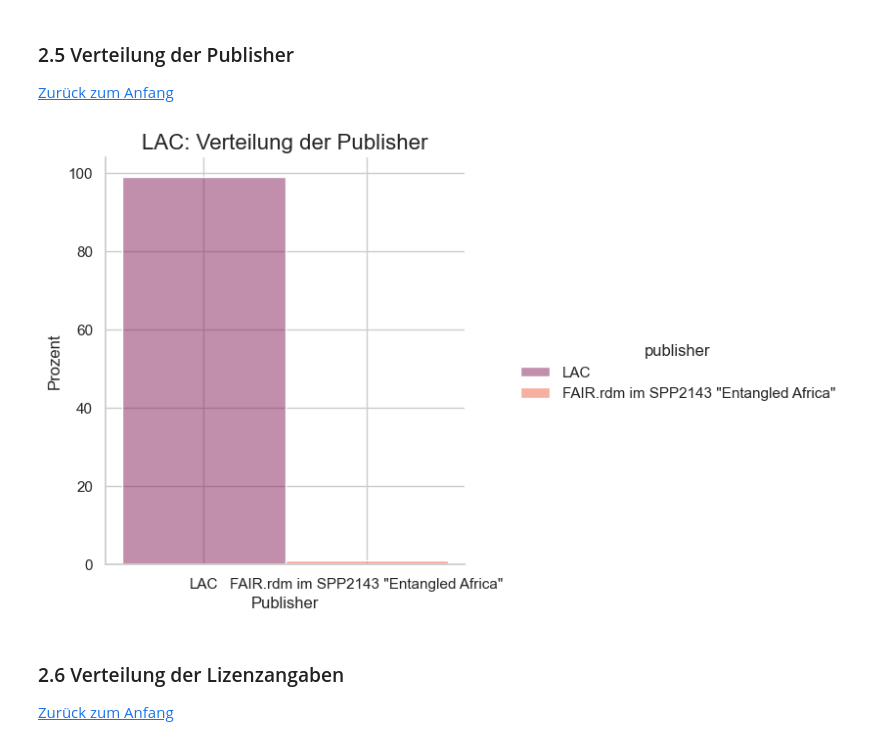
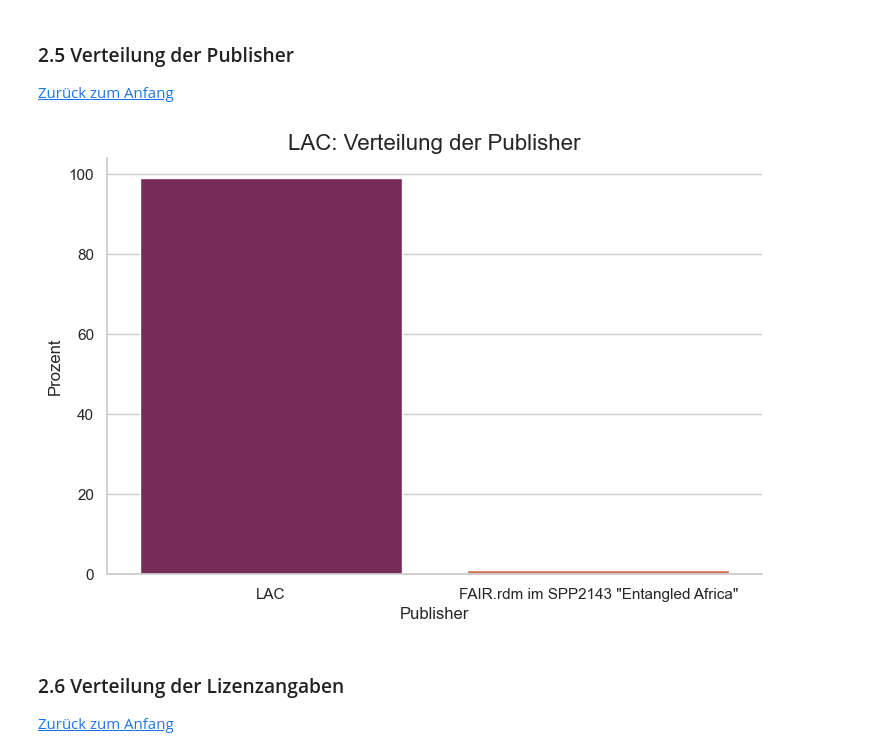
Before and after one commit to MarieMaurerDDM/research_data_repositories, a Jupyter notebook: src/visualizations/visuals_data_lac.ipynb, the cells around one changed output. Drawn from its saved outputs; the diff is of its cells as text; code cells hidden in the pictures.

```diff
--- a/src/visualizations/visuals_data_lac.ipynb
+++ b/src/visualizations/visuals_data_lac.ipynb
@@ -194,14 +203,14 @@ plt.show()
 
 [Zurück zum Anfang](#0)
 # %%
-catplot = sns.displot(data = data_lac, x = 'publisher', aspect = 1, hue = "publisher", palette='rocket', stat = 'percent')
+sns.catplot(data_lac, x = 'publisher', kind='count', aspect = 1.5, hue = "publisher", palette='rocket', legend=False)
 
 plt.title('LAC: Verteilung der Publisher', fontsize=16)
 plt.xlabel('Publisher', fontsize=12)
 plt.ylabel('Prozent', fontsize=12)
 plt.show()
 # %% [output]
-[figure, old version]
+[figure, new version]
 # %% [markdown]
 
 <a id="2.6"></a>
```
Also changed, not shown: parts of 7 cells of this notebook, 2 other files.
